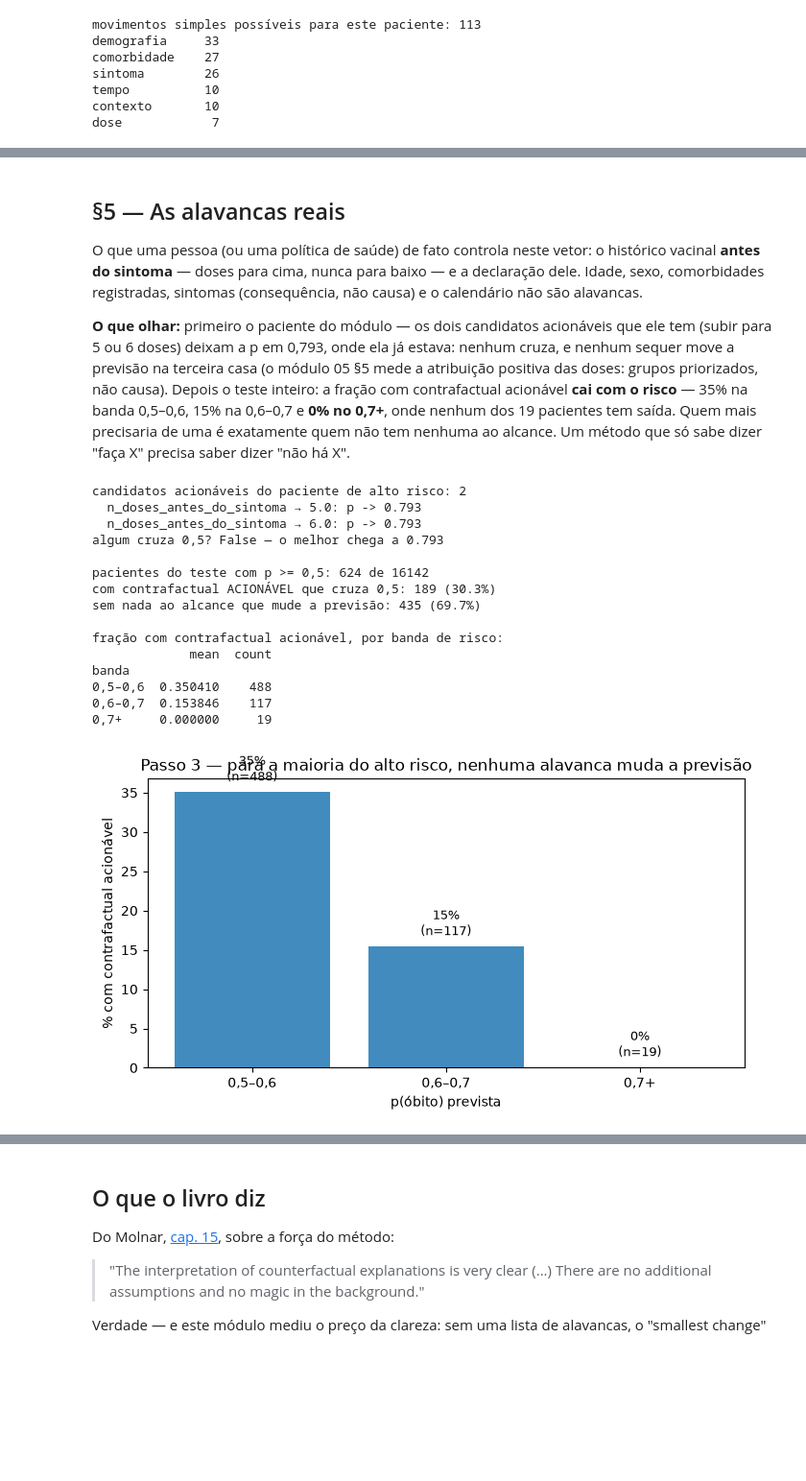
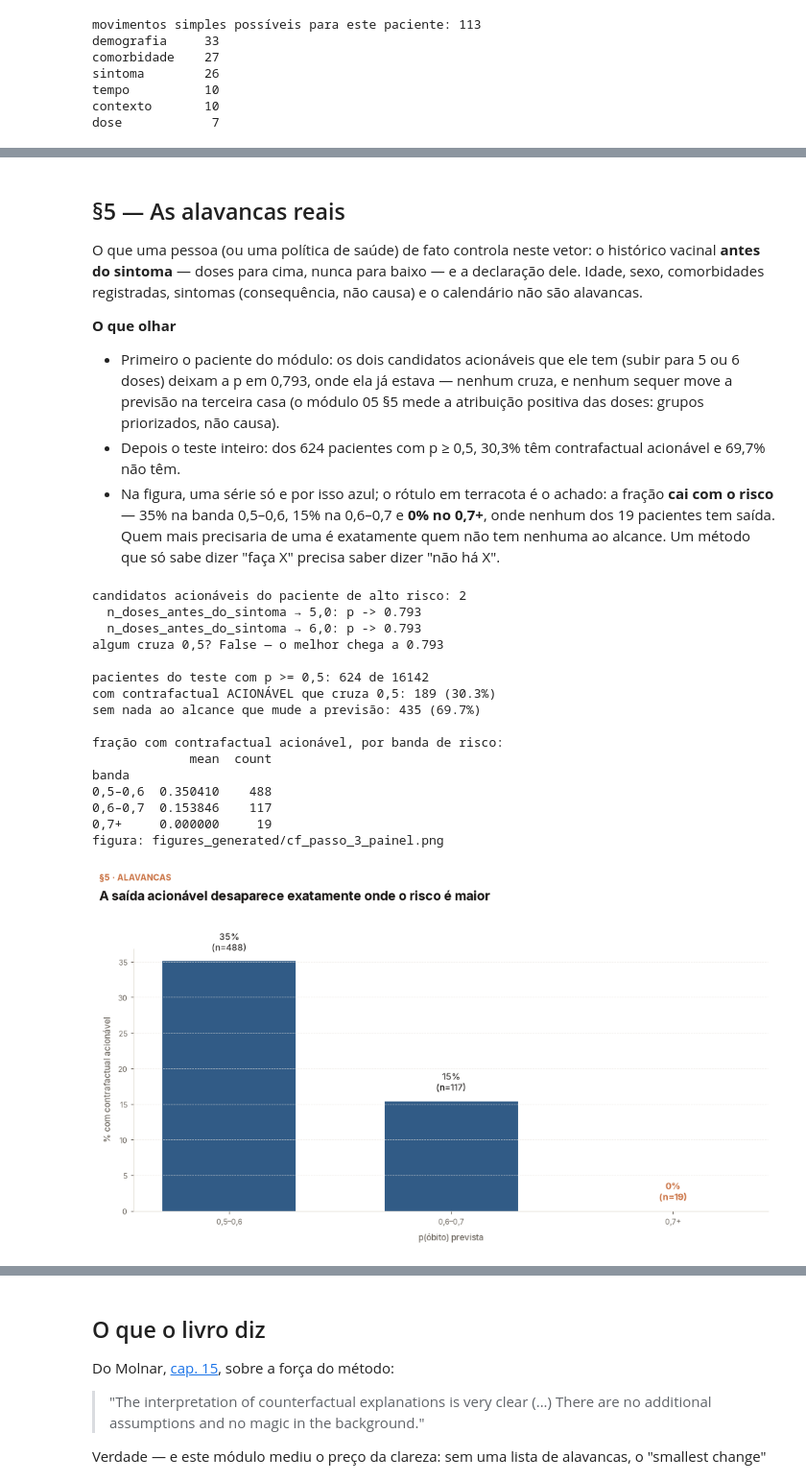
Before and after one commit to wbendinelli/interpretable-ml-lectures, a Jupyter notebook: modules/04-counterfactual/notebooks/cf_walkthrough.ipynb, the cells around one changed output, grey strips where cells are left out. Shown at 96% size. Saved outputs shown, nothing was run; the diff lists cells and outputs as text; code cells hidden in the pictures; blank space fills up the shorter version.

```diff
--- a/modules/04-counterfactual/notebooks/cf_walkthrough.ipynb
+++ b/modules/04-counterfactual/notebooks/cf_walkthrough.ipynb
@@ -53,11 +64,11 @@ if not (REPO / "tools" / "README.md").exists():
                         "https://github.com/wbendinelli/interpretable-ml-lectures.git",
                         str(REPO)], check=True)
 sys.path.insert(0, str(REPO / "tools"))
+import sapians as SP
 import srag_60_model as M
 import srag_70_explain as E
 
-FIGDIR = pathlib.Path("figures_generated")
-FIGDIR.mkdir(exist_ok=True)
+SP.aplicar()  # fontes empacotadas, tools/sapians.mplstyle e figures_generated/
 
 g = M.load_gold(REPO / "modules/00-dataset/gold/gold_covid_obito_sample.parquet")
 xgb, _logit = M.fit_models(g)
@@ -72,7 +83,8 @@ alto["p_obito"] = float(p_teste[ordem[0]])
 
 
 def fmt(v):
-    return f"{float(v):.1f}" if isinstance(v, (int, float, np.floating)) else str(v)
+    """o valor de uma feature como texto: número em português, categoria como está"""
+    return SP.pt(v, 1) if isinstance(v, (int, float, np.floating)) else str(v)
 
 
 print(f"paciente de alto risco: gold_id {int(alto['gold_id'])}  "
@@ -436,16 +495,21 @@ vetor: o histórico vacinal **antes do sintoma** — doses para cima, nunca
 para baixo — e a declaração dele. Idade, sexo, comorbidades registradas,
 sintomas (consequência, não causa) e o calendário não são alavancas.
 
-**O que olhar:** primeiro o paciente do módulo — os dois candidatos
-acionáveis que ele tem (subir para 5 ou 6 doses) deixam a p em 0,793,
-onde ela já estava: nenhum cruza, e nenhum sequer move a previsão na
-terceira casa (o módulo 05 §5 mede a atribuição positiva das doses:
-grupos priorizados, não causa). Depois o teste inteiro: a fração com
-contrafactual acionável **cai com o risco** — 35% na banda 0,5–0,6, 15%
-na 0,6–0,7 e **0% no 0,7+**, onde nenhum dos 19 pacientes tem saída.
-Quem mais precisaria de uma é exatamente quem não tem nenhuma ao
-alcance. Um método que só sabe dizer "faça X" precisa saber dizer "não
-há X".
+**O que olhar**
+
+- Primeiro o paciente do módulo: os dois candidatos acionáveis que ele
+  tem (subir para 5 ou 6 doses) deixam a p em 0,793, onde ela já estava
+  — nenhum cruza, e nenhum sequer move a previsão na terceira casa (o
+  módulo 05 §5 mede a atribuição positiva das doses: grupos
+  priorizados, não causa).
+- Depois o teste inteiro: dos 624 pacientes com p ≥ 0,5, 30,3% têm
+  contrafactual acionável e 69,7% não têm.
+- Na figura, uma série só e por isso azul; o rótulo em terracota é o
+  achado: a fração **cai com o risco** — 35% na banda 0,5–0,6, 15% na
+  0,6–0,7 e **0% no 0,7+**, onde nenhum dos 19 pacientes tem saída.
+  Quem mais precisaria de uma é exatamente quem não tem nenhuma ao
+  alcance. Um método que só sabe dizer "faça X" precisa saber dizer
+  "não há X".
 # %%
 ALAVANCAS = ("n_doses_antes_do_sintoma", "vacina_covid_declarada")
 
@@ -491,42 +555,50 @@ print(f"com contrafactual ACIONÁVEL que cruza 0,5: {com_cf} "
       f"({100 * com_cf / len(alto_risco):.1f}%)")
 print(f"sem nada ao alcance que mude a previsão: {len(alto_risco) - com_cf} "
       f"({100 * (1 - com_cf / len(alto_risco)):.1f}%)")
 
 p_ar = p_todos[p_todos >= 0.5]
 bandas = pd.cut(p_ar, [0.5, 0.6, 0.7, 1.0], labels=["0,5–0,6", "0,6–0,7", "0,7+"])
 tab = pd.DataFrame({"banda": bandas, "flip": flip.reindex(range(len(alto_risco)),
                                                           fill_value=False).to_numpy()})
 resumo = tab.groupby("banda", observed=True)["flip"].agg(["mean", "count"])
 print("\nfração com contrafactual acionável, por banda de risco:")
 print(resumo.to_string())
 
-fig, ax = plt.subplots(figsize=(7, 4))
-ax.bar(resumo.index.astype(str), 100 * resumo["mean"], color="tab:blue", alpha=0.85)
+# uma série só, nenhuma comparação de classe: SP.AZUL, a série primária. O
+# rótulo da banda de maior risco vai em TERRACOTA — é o achado que o texto aponta
+fig, ax = plt.subplots(figsize=SP.SLOT)
+ax.bar(resumo.index.astype(str), 100 * resumo["mean"], color=SP.AZUL, width=0.6)
 for x, (m, n) in enumerate(zip(resumo["mean"], resumo["count"])):
-    ax.text(x, 100 * m + 1.5, f"{100 * m:.0f}%\n(n={n})", ha="center", fontsize=9)
+    e_acento = x == len(resumo) - 1
+    ax.text(x, 100 * m + 1.5, f"{SP.pct(m, 0)}\n(n={SP.pt_int(n)})", ha="center",
+            fontsize=9, fontweight="bold" if e_acento else "normal",
+            color=SP.TERRACOTA if e_acento else SP.ESCURO)
 ax.set_ylabel("% com contrafactual acionável")
 ax.set_xlabel("p(óbito) prevista")
-ax.set_title("Passo 3 — para a maioria do alto risco, nenhuma alavanca muda a previsão")
-fig.tight_layout()
-fig.savefig(FIGDIR / "cf_passo_3_painel.png", dpi=150, bbox_inches="tight")
+SP.titulo(
+    fig,
+    "A saída acionável desaparece exatamente onde o risco é maior",
+    kicker="§5 · alavancas")
+SP.salvar(fig, "cf_passo_3_painel")
 plt.show()
 # %% [output]
 candidatos acionáveis do paciente de alto risco: 2
-  n_doses_antes_do_sintoma → 5.0: p -> 0.793
-  n_doses_antes_do_sintoma → 6.0: p -> 0.793
+  n_doses_antes_do_sintoma → 5,0: p -> 0.793
+  n_doses_antes_do_sintoma → 6,0: p -> 0.793
 algum cruza 0,5? False — o melhor chega a 0.793
 
 pacientes do teste com p >= 0,5: 624 de 16142
 com contrafactual ACIONÁVEL que cruza 0,5: 189 (30.3%)
 sem nada ao alcance que mude a previsão: 435 (69.7%)
 
 fração com contrafactual acionável, por banda de risco:
              mean  count
 banda
 0,5–0,6  0.350410    488
 0,6–0,7  0.153846    117
 0,7+     0.000000     19
+figura: figures_generated/cf_passo_3_painel.png
-[figure, old version]
+[figure, new version]
 # %% [markdown]
 ## §6 — Três filtros, três tabelas
 
```
Also changed, not shown: parts of 11 cells of this notebook, 5 other files.
